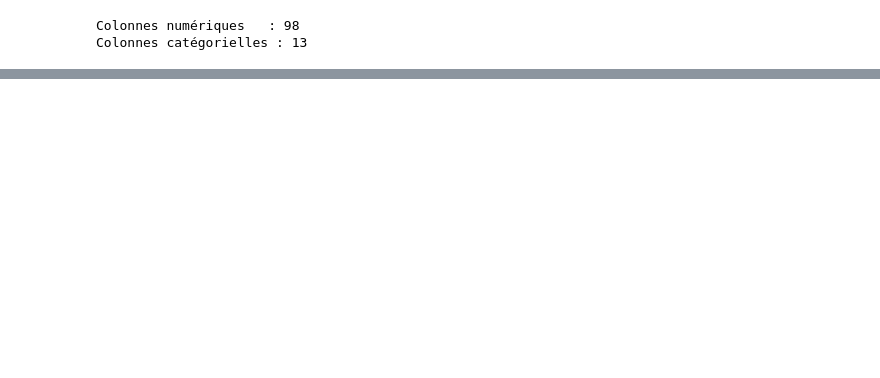
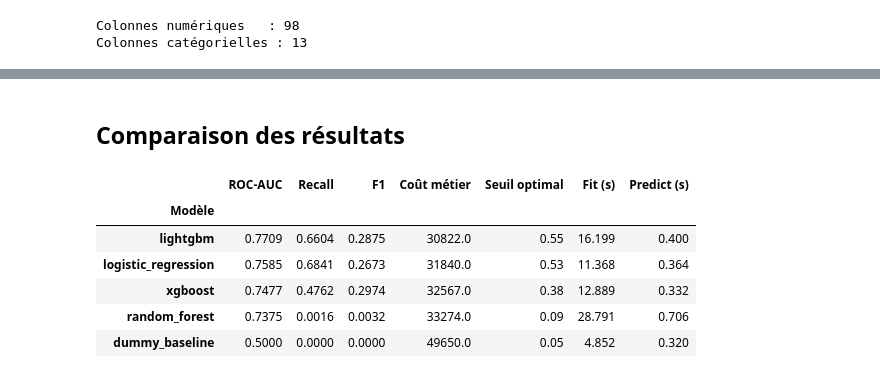
Before and after one commit to RaphaelRIVIERE/credit-scoring-mlops, a Jupyter notebook: notebooks/3_modeling.ipynb, the cells around one changed output, grey strips where cells are left out. Drawn from its saved outputs; the diff is of its cells as text; code cells hidden in the pictures; blank space fills up the shorter version.

```diff
--- a/notebooks/3_modeling.ipynb
+++ b/notebooks/3_modeling.ipynb
@@ -163,0 +184,41 @@ AUC moyen : 0.7357 ± 0.0093
+# %% [markdown]
+## Comparaison des résultats
+# %%
+DATASET_FILTER = "full" if not MODE_TEST else "sample_10pct"
+
+
+# Récupération des runs MLflow de cette expérience
+df_runs = mlflow.search_runs(experiment_names=["credit-scoring"])
+df_runs = (
+    df_runs[df_runs["tags.dataset"] == DATASET_FILTER]
+    .sort_values("start_time", ascending=False)
+    .head(5)
+)
+
+# Tableau récapitulatif
+cols = {
+    "tags.mlflow.runName":       "Modèle",
+    "metrics.roc_auc_test_mean": "ROC-AUC",
+    "metrics.recall_test_mean":  "Recall",
+    "metrics.f1_test_mean":      "F1",
+    "metrics.cout_metier":       "Coût métier",
+    "metrics.seuil_optimal":     "Seuil optimal",
+    "metrics.fit_time_final":    "Fit (s)",
+    "metrics.predict_time_val":  "Predict (s)",
+}
+df_summary = (
+    df_runs[list(cols.keys())]
+    .rename(columns=cols)
+    .set_index("Modèle")
+    .sort_values("ROC-AUC", ascending=False)
+    .round(4)
+)
+df_summary
+# %% [output]
+|  | ROC-AUC | Recall | F1 | Coût métier | Seuil optimal | Fit (s) | Predict (s) |
+| Modèle |  |  |  |  |  |  |  |
+| lightgbm | 0.7709 | 0.6604 | 0.2875 | 30822.0 | 0.55 | 16.199 | 0.400 |
+| logistic_regression | 0.7585 | 0.6841 | 0.2673 | 31840.0 | 0.53 | 11.368 | 0.364 |
+| xgboost | 0.7477 | 0.4762 | 0.2974 | 32567.0 | 0.38 | 12.889 | 0.332 |
+| random_forest | 0.7375 | 0.0016 | 0.0032 | 33274.0 | 0.09 | 28.791 | 0.706 |
+| dummy_baseline | 0.5000 | 0.0000 | 0.0000 | 49650.0 | 0.05 | 4.852 | 0.320 |
```
Also changed, not shown: parts of 14 cells of this notebook, 4 other files.
